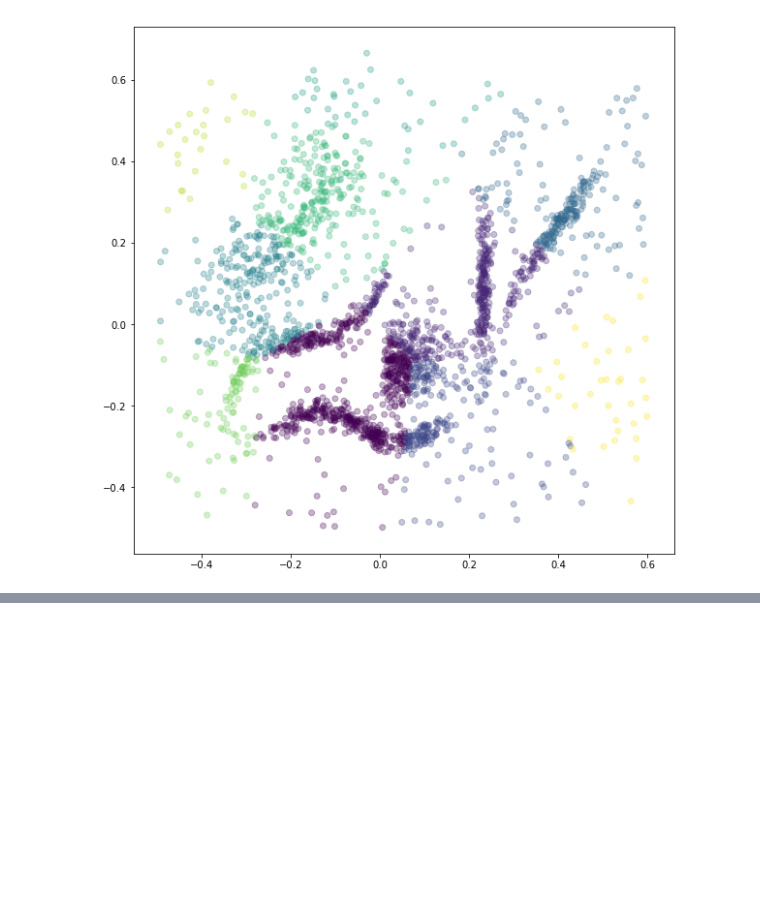
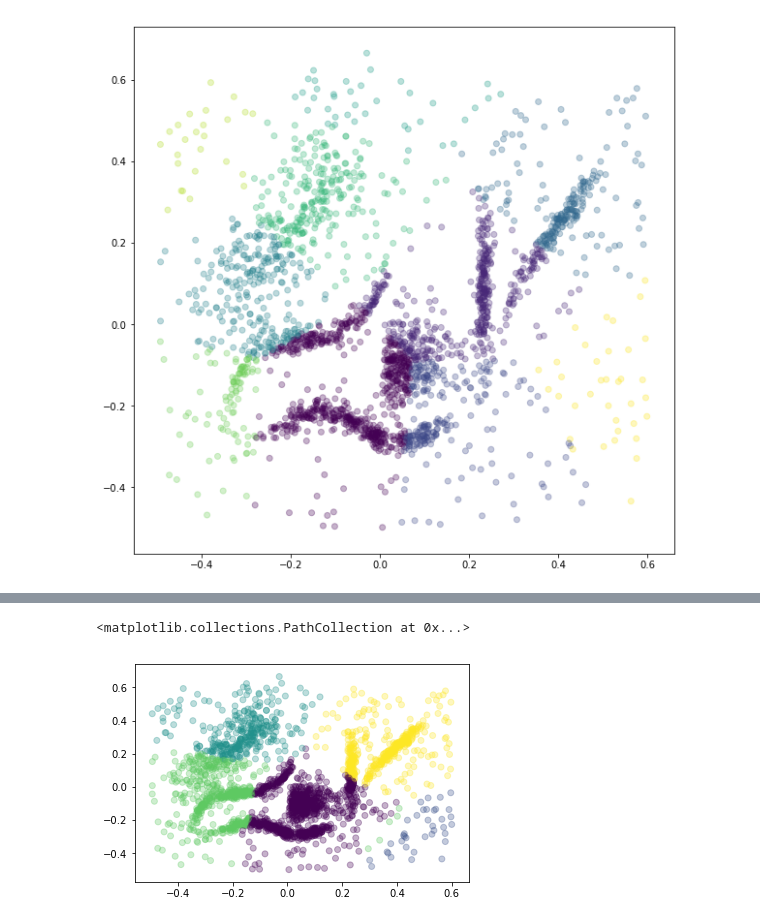
Before and after one commit to clustertoolsgroup/clustertools_project, a Jupyter notebook: example_notebook.ipynb, the cells around one changed output, grey strips where cells are left out. Drawn from its saved outputs; the diff is of its cells as text; code cells hidden in the pictures; blank space fills up the shorter version.

```diff
--- a/example_notebook.ipynb
+++ b/example_notebook.ipynb
@@ -87,0 +92,6 @@ plt.scatter(x[:,0],x[:,1],alpha=.3,c =labels)
+# %%
+graph = reload(graph)
+# %%
+spc = graph.SpectralClustering(x,k=5,laplacian='normalized',similarity_measure='eps_dist',bandwidth = .5,eps=.2)
+# %%
+spc.fit()
@@ -87,0 +108,8 @@ plt.scatter(x[:,0],x[:,1],alpha=.3,c =labels)
+# %%
+labels = spc.cluster_labels
+# %%
+plt.figure(figsize=(10,10))
+plt.scatter(x[:,0],x[:,1],c=labels,alpha = .3)
+# %% [output]
+<matplotlib.collections.PathCollection at 0x...>
+[figure, added]
```
Also changed, not shown: parts of 9 cells of this notebook, 1 other file.
